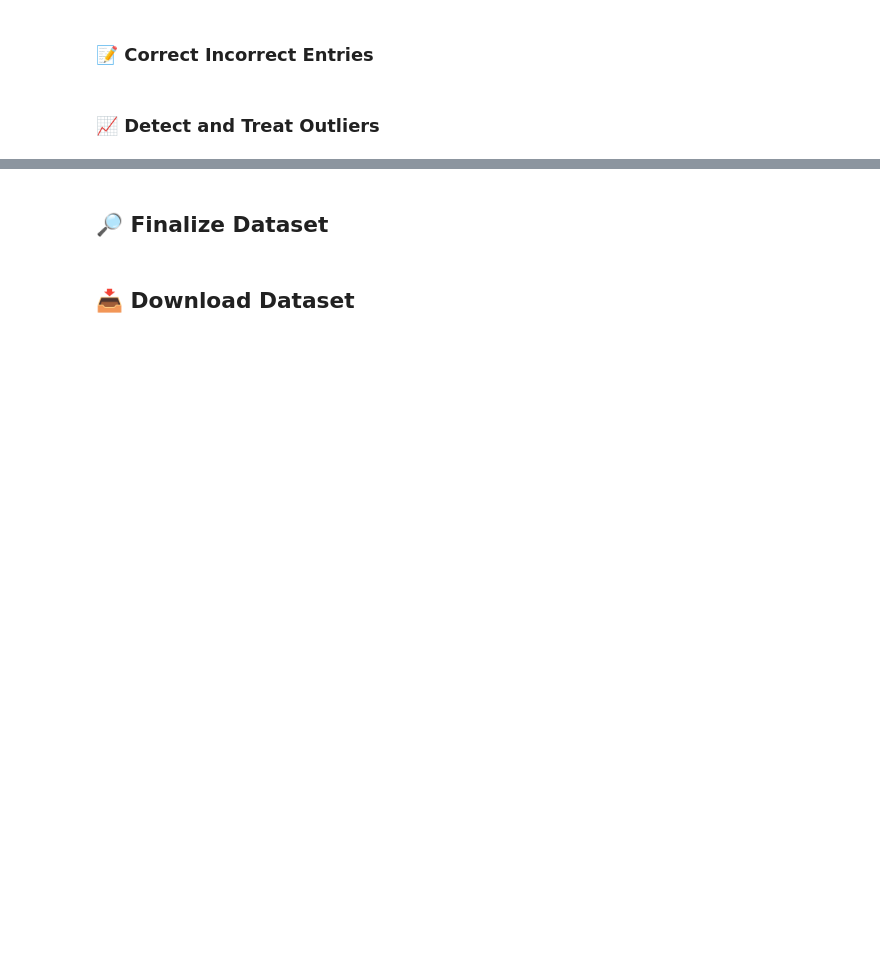
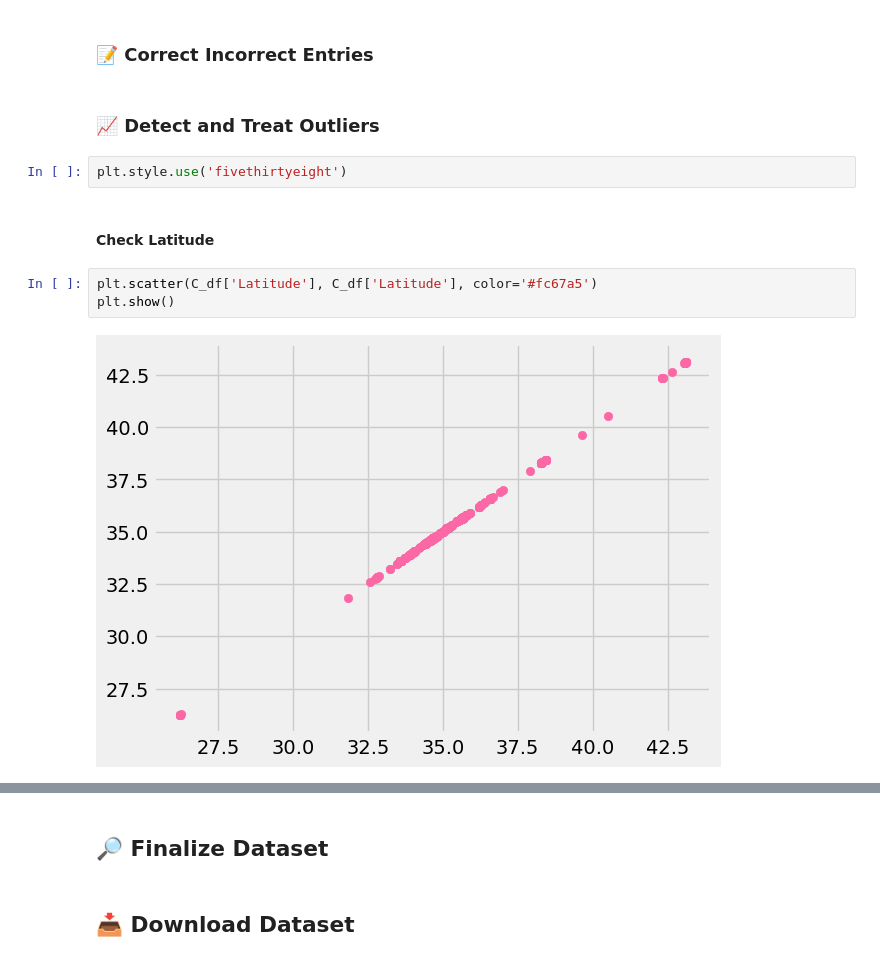
Before and after one commit to mitano-17/Nidec-Drives-Data-Cleaning, a Jupyter notebook: Dataset_C_3042-3879_Cleaner.ipynb, the cells around one changed output, grey strips where cells are left out. Drawn from its saved outputs; the diff is of its cells as text; blank space fills up the shorter version.

```diff
--- a/Dataset_C_3042-3879_Cleaner.ipynb
+++ b/Dataset_C_3042-3879_Cleaner.ipynb
@@ -414,3 +426,12 @@ C_df.shape
 <h3>📝 Correct Incorrect Entries</h3>
 # %% [markdown]
 <h3>📈 Detect and Treat Outliers</h3>
+# %%
+plt.style.use('fivethirtyeight')
+# %% [markdown]
+<h4>Check Latitude</h4>
+# %%
+plt.scatter(C_df['Latitude'], C_df['Latitude'], color='#fc67a5')
+plt.show()
+# %% [output]
+[figure, added]
```
Also changed, not shown: parts of 7 cells of this notebook.
